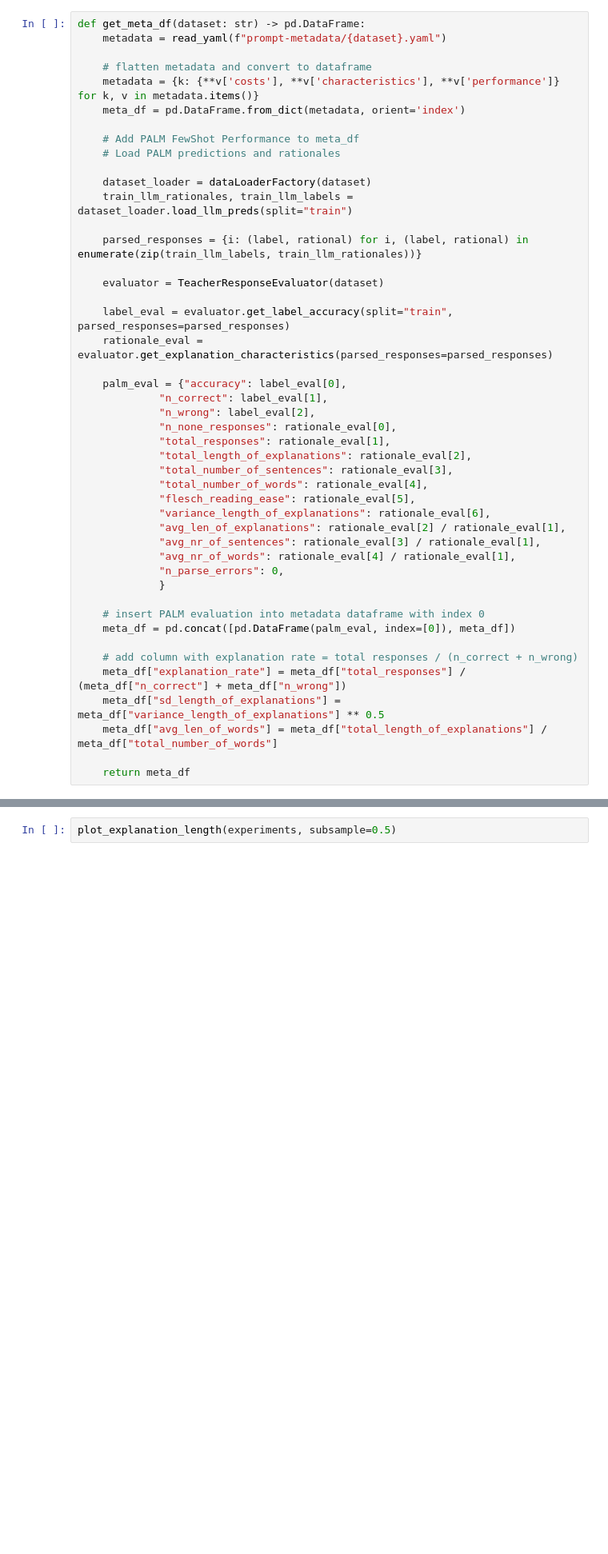
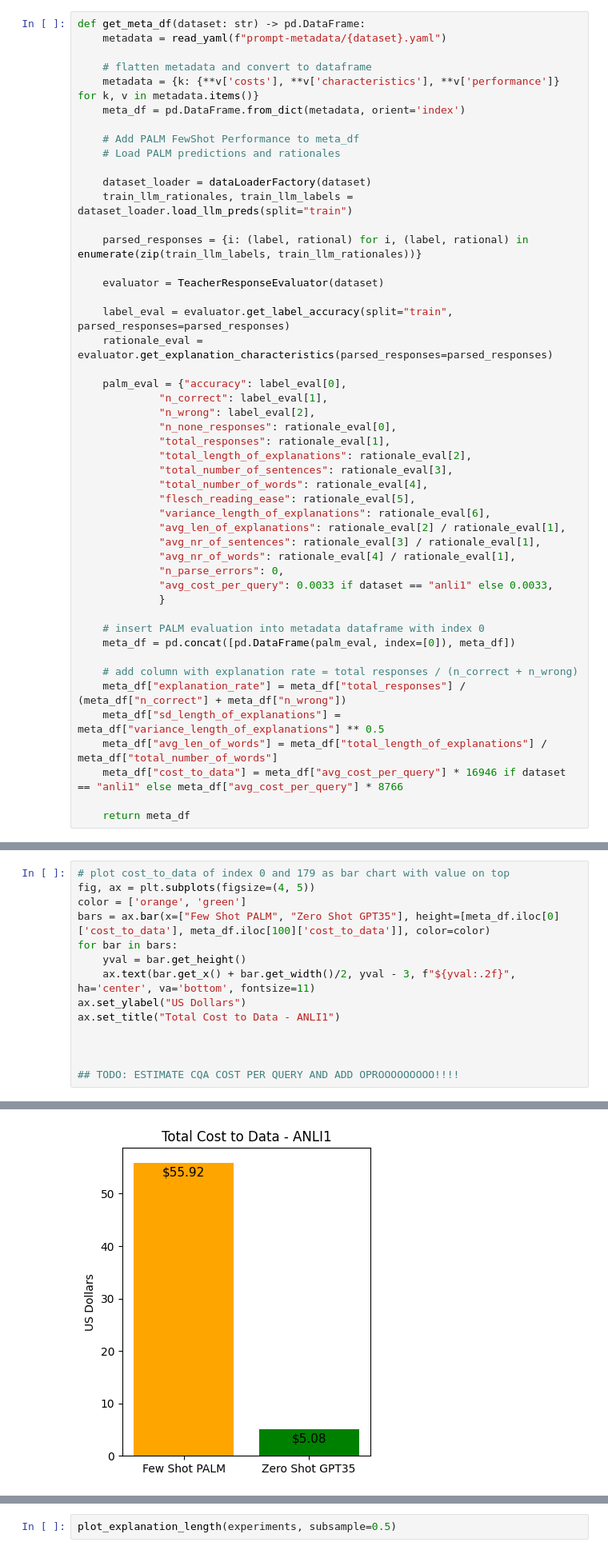
Before and after one commit to lukasvoege/ZeroShot-step-by-step-distillation, a Jupyter notebook: analytics.ipynb, the cells around one changed output, grey strips where cells are left out. Shown: that part at 80% size. Cells and saved outputs as stored; diff of their text form; blank space fills up the shorter version.

```diff
--- a/analytics.ipynb
+++ b/analytics.ipynb
@@ -47,6 +47,7 @@ def get_meta_df(dataset: str) -> pd.DataFrame:
              "avg_nr_of_sentences": rationale_eval[3] / rationale_eval[1],
              "avg_nr_of_words": rationale_eval[4] / rationale_eval[1],
              "n_parse_errors": 0,
+             "avg_cost_per_query": 0.0033 if dataset == "anli1" else 0.0033,
              }
 
     # insert PALM evaluation into metadata dataframe with index 0
@@ -56,6 +57,7 @@ def get_meta_df(dataset: str) -> pd.DataFrame:
     meta_df["explanation_rate"] = meta_df["total_responses"] / (meta_df["n_correct"] + meta_df["n_wrong"])
     meta_df["sd_length_of_explanations"] = meta_df["variance_length_of_explanations"] ** 0.5
     meta_df["avg_len_of_words"] = meta_df["total_length_of_explanations"] / meta_df["total_number_of_words"]
+    meta_df["cost_to_data"] = meta_df["avg_cost_per_query"] * 16946 if dataset == "anli1" else meta_df["avg_cost_per_query"] * 8766
 
     return meta_df
 # %%
@@ -164,0 +168,15 @@ There seem to be the following tendencies:
+# %%
+# plot cost_to_data of index 0 and 179 as bar chart with value on top
+fig, ax = plt.subplots(figsize=(4, 5))
+color = ['orange', 'green']
+bars = ax.bar(x=["Few Shot PALM", "Zero Shot GPT35"], height=[meta_df.iloc[0]['cost_to_data'], meta_df.iloc[100]['cost_to_data']], color=color)
+for bar in bars:
+    yval = bar.get_height()
+    ax.text(bar.get_x() + bar.get_width()/2, yval - 3, f"${yval:.2f}", ha='center', va='bottom', fontsize=11)
+ax.set_ylabel("US Dollars")
+ax.set_title("Total Cost to Data - ANLI1")
+
+
+
+## TODO: ESTIMATE CQA COST PER QUERY AND ADD OPROOOOOOOOO!!!!
+# %% [output]
@@ -165,3 +184,4 @@ There seem to be the following tendencies:
+[figure, added]
 # %%
 meta_df["max_accuracy"] = meta_df.drop([0, 179, 1000], axis=0)["accuracy"].cummax()
 #meta_df["max_accuracy"] = meta_df.drop([0], axis=0)["accuracy"].cummax()
```
Also changed, not shown: parts of 5 cells of this notebook, 1 other file.
